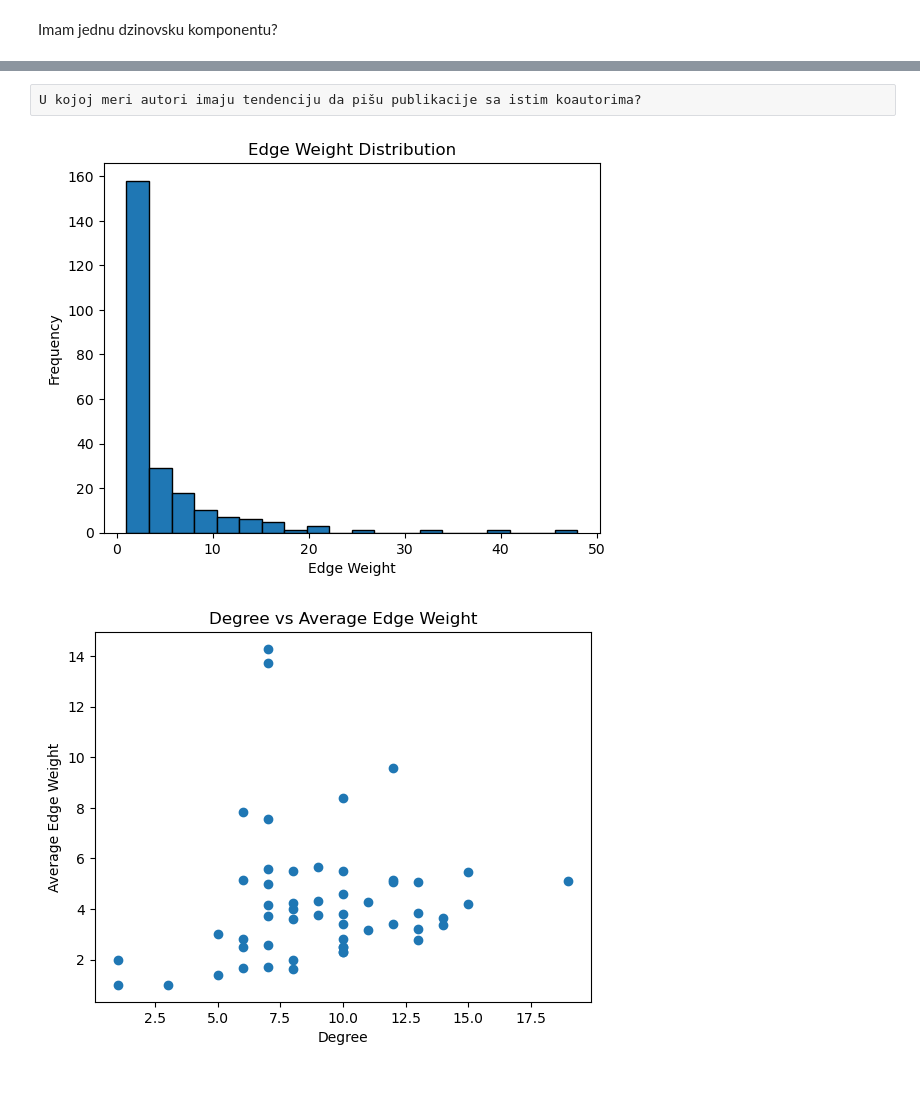
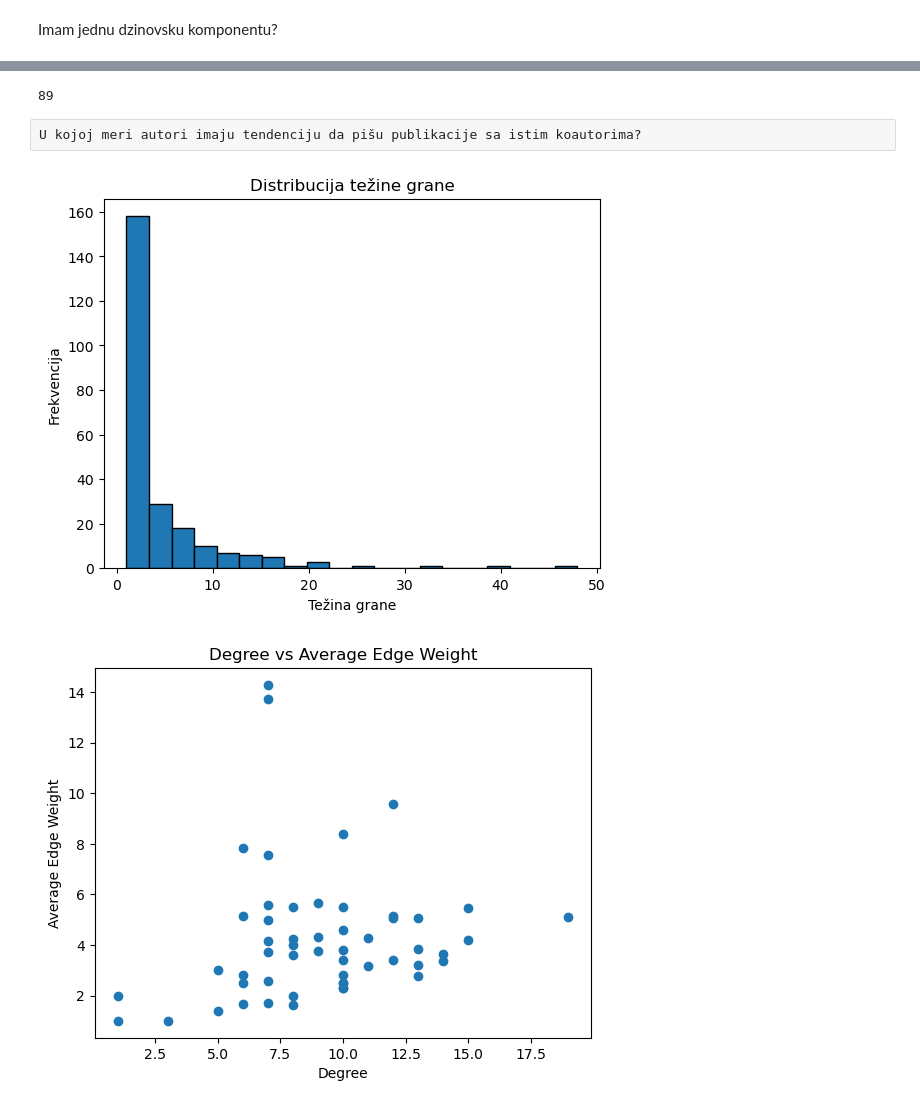
Before and after one commit to andrijanamikovic/Analiza-naucne-produkcije, a Jupyter notebook: creation_of_nm.ipynb, the cells around one changed output, grey strips where cells are left out. Drawn from its saved outputs; the diff is of its cells as text; code cells hidden in the pictures.

```diff
--- a/creation_of_nm.ipynb
+++ b/creation_of_nm.ipynb
@@ -182,15 +187,20 @@ Scale-Free Global Clustering Coefficient: 0.0712166172106825
+# %%
+print(len(G_scale_free.edges))
+# %% [output]
+89
 # %% [raw]
 U kojoj meri autori imaju tendenciju da pišu publikacije sa istim koautorima?
 # %%
 # 1. Edge Weight Distribution
 weights = [data['weight'] for u, v, data in G.edges(data=True)]
 plt.hist(weights, bins=20, edgecolor='black')
-plt.title('Edge Weight Distribution')
-plt.xlabel('Edge Weight')
-plt.ylabel('Frequency')
+plt.title('Distribucija težine grane')
+plt.xlabel('Težina grane')
+plt.ylabel('Frekvencija')
+plt.savefig('distribucija-tezine-grane.png')
 plt.show()
 # %% [output]
-[figure, old version]
+[figure, new version]
 # %%
 # 2. Degree vs. Average Edge Weight  vidi sto ti ovo po stepenu???
 degrees = dict(G.degree())
```
Also changed, not shown: parts of 15 cells of this notebook, 11 other files.
